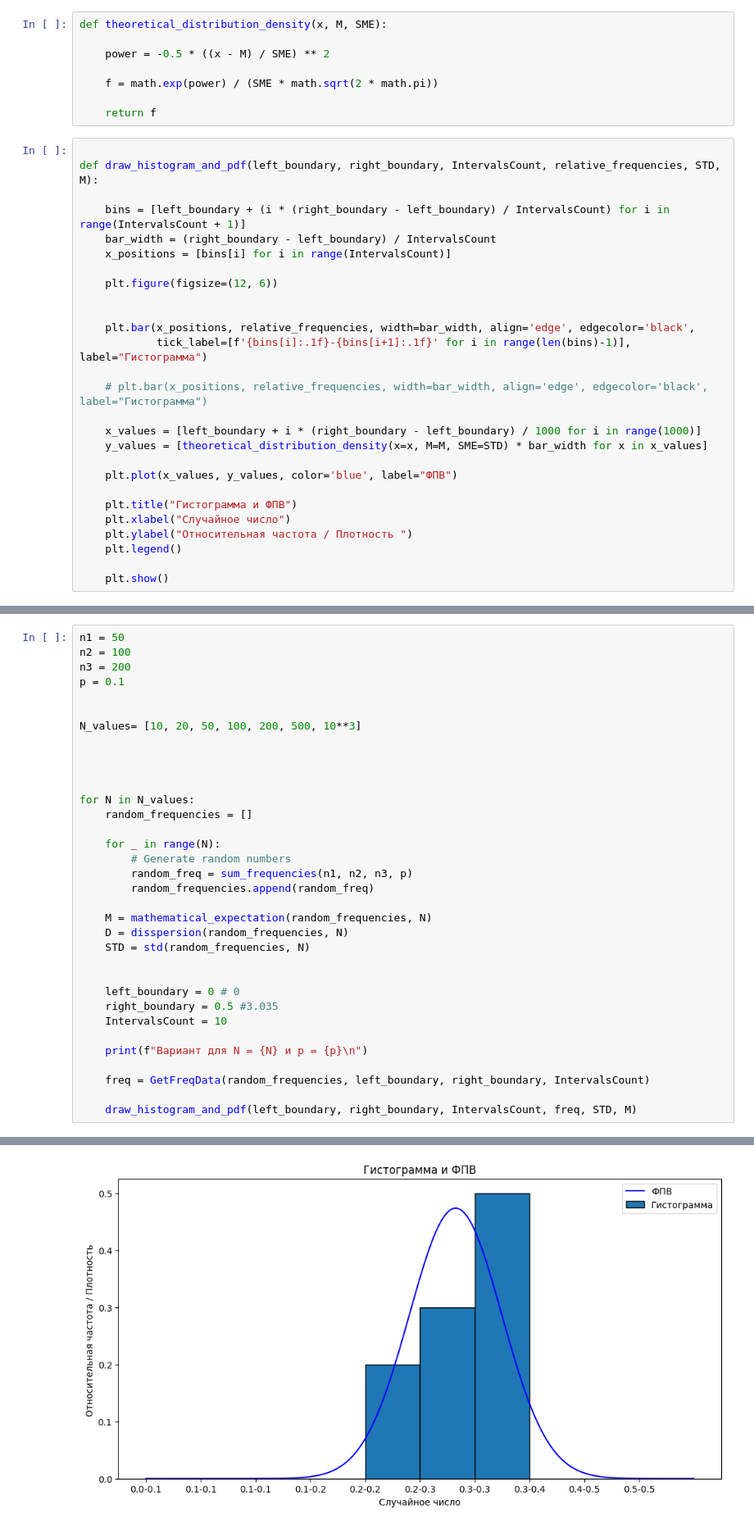
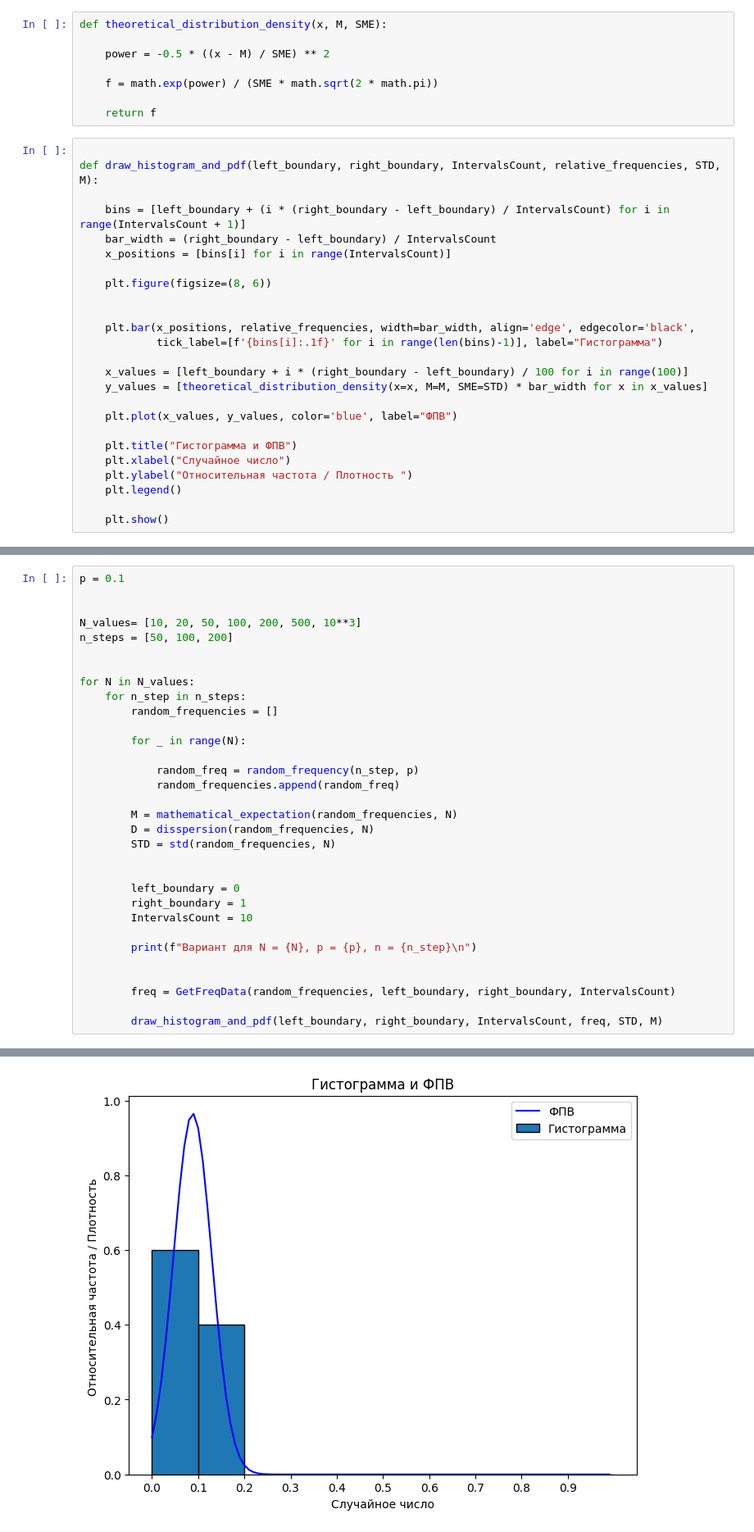
Before and after one commit to Sypoo1/mtuci-statistics, a Jupyter notebook: 4_1.ipynb, the cells around one changed output, grey strips where cells are left out. Shown at 82% size. Cells and saved outputs as stored; diff of their text form.

```diff
--- a/4_1.ipynb
+++ b/4_1.ipynb
@@ -105,15 +75,13 @@ def draw_histogram_and_pdf(left_boundary, right_boundary, IntervalsCount, relati
     bar_width = (right_boundary - left_boundary) / IntervalsCount
     x_positions = [bins[i] for i in range(IntervalsCount)]
 
-    plt.figure(figsize=(12, 6))
+    plt.figure(figsize=(8, 6))
 
 
     plt.bar(x_positions, relative_frequencies, width=bar_width, align='edge', edgecolor='black',
-            tick_label=[f'{bins[i]:.1f}-{bins[i+1]:.1f}' for i in range(len(bins)-1)], label="Гистограмма")
+            tick_label=[f'{bins[i]:.1f}' for i in range(len(bins)-1)], label="Гистограмма")
 
-    # plt.bar(x_positions, relative_frequencies, width=bar_width, align='edge', edgecolor='black', label="Гистограмма")
-
-    x_values = [left_boundary + i * (right_boundary - left_boundary) / 1000 for i in range(1000)]
+    x_values = [left_boundary + i * (right_boundary - left_boundary) / 100 for i in range(100)]
     y_values = [theoretical_distribution_density(x=x, M=M, SME=STD) * bar_width for x in x_values]
 
     plt.plot(x_values, y_values, color='blue', label="ФПВ")
@@ -127,35 +141,33 @@ def draw_histogram_and_pdf(left_boundary, right_boundary, IntervalsCount, relati
 # %%
-n1 = 50
-n2 = 100
-n3 = 200
 p = 0.1
 
 
 N_values= [10, 20, 50, 100, 200, 500, 10**3]
-
-
+n_steps = [50, 100, 200]
 
 
 for N in N_values:
-    random_frequencies = []
+    for n_step in n_steps:
+        random_frequencies = []
 
-    for _ in range(N):
-        # Generate random numbers
-        random_freq = sum_frequencies(n1, n2, n3, p)
-        random_frequencies.append(random_freq)
+        for _ in range(N):
 
-    M = mathematical_expectation(random_frequencies, N)
-    D = disspersion(random_frequencies, N)
-    STD = std(random_frequencies, N)
+            random_freq = random_frequency(n_step, p)
+            random_frequencies.append(random_freq)
+
+        M = mathematical_expectation(random_frequencies, N)
+        D = disspersion(random_frequencies, N)
+        STD = std(random_frequencies, N)
 
 
-    left_boundary = 0 # 0
-    right_boundary = 0.5 #3.035
-    IntervalsCount = 10
+        left_boundary = 0
+        right_boundary = 1
+        IntervalsCount = 10
 
-    print(f"Вариант для N = {N} и p = {p}\n")
+        print(f"Вариант для N = {N}, p = {p}, n = {n_step}\n")
 
-    freq = GetFreqData(random_frequencies, left_boundary, right_boundary, IntervalsCount)
 
-    draw_histogram_and_pdf(left_boundary, right_boundary, IntervalsCount, freq, STD, M)
+        freq = GetFreqData(random_frequencies, left_boundary, right_boundary, IntervalsCount)
+
+        draw_histogram_and_pdf(left_boundary, right_boundary, IntervalsCount, freq, STD, M)
 # %% [output]
@@ -163 +175 @@ for N in N_values:
-[figure, old version]
+[figure, new version]
```
Also changed, not shown: parts of 6 cells of this notebook.
